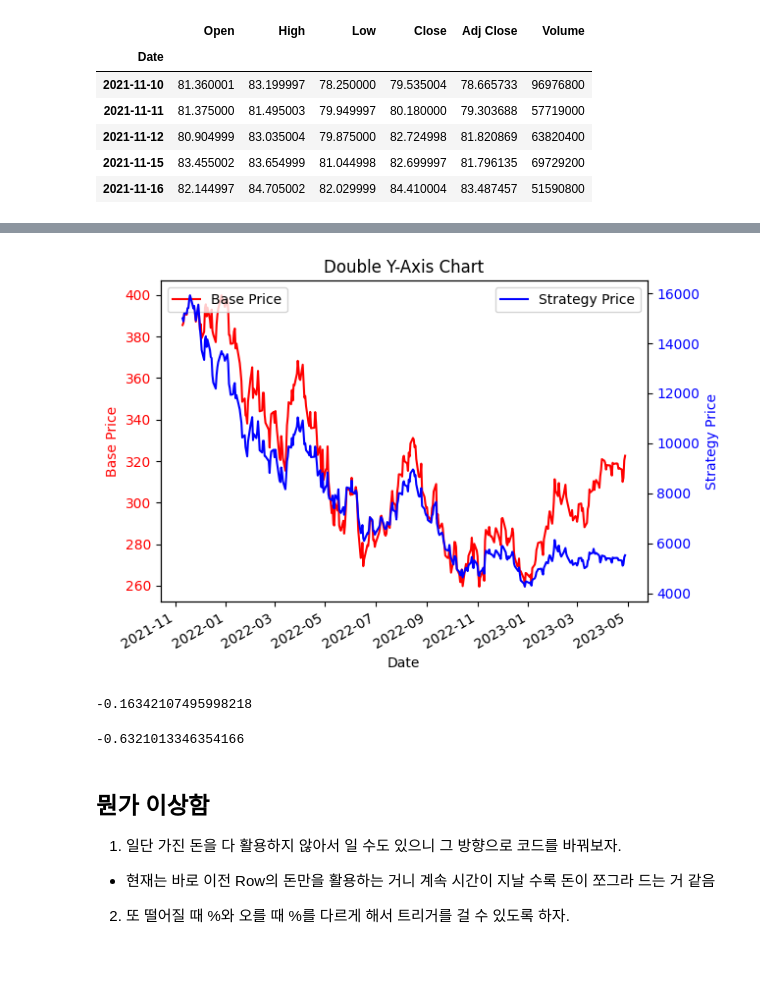
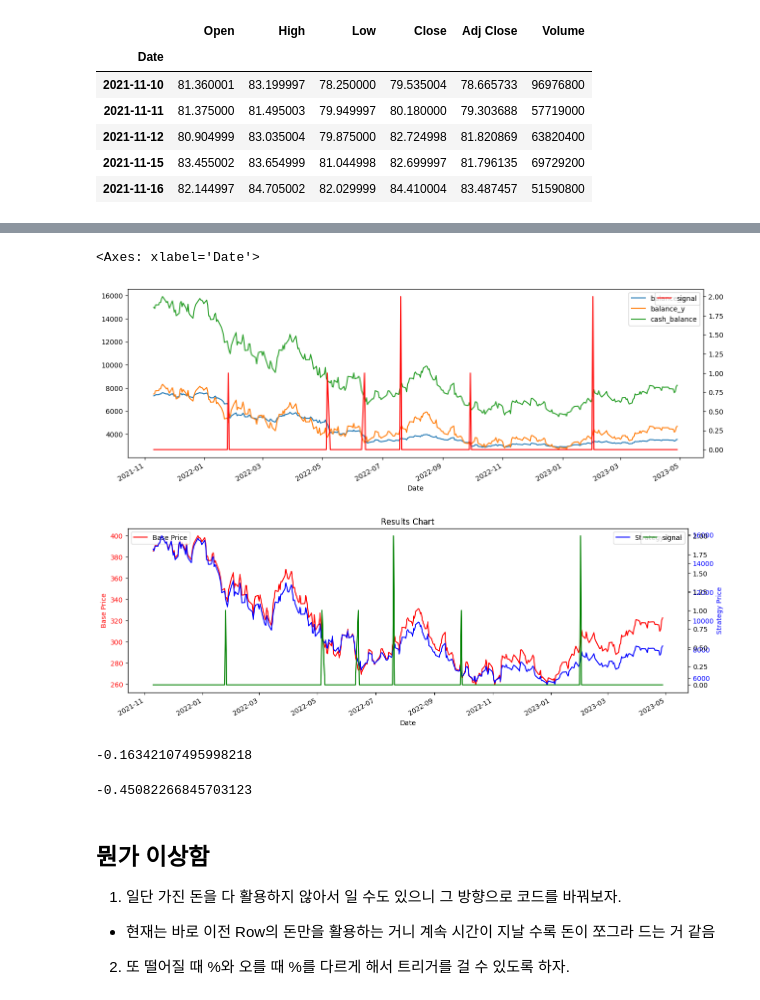
Before and after one commit to nosignal00/researchSpace, a Jupyter notebook: MultiAccountStrategy/backTestingWithChatGPT.ipynb, the cells around one changed output, grey strips where cells are left out. Saved outputs shown, nothing was run; the diff lists cells and outputs as text; code cells hidden in the pictures; blank space fills up the shorter version.

Commit message:
Fix nothing but small things modified - Fix plots but still little bugs are there - Add every day buying mean yield on fixed duration in test section

```diff
--- a/MultiAccountStrategy/backTestingWithChatGPT.ipynb
+++ b/MultiAccountStrategy/backTestingWithChatGPT.ipynb
@@ -57,10 +57,10 @@ dfTQQQ.head()
 | 2021-11-15 | 83.455002 | 83.654999 | 81.044998 | 82.699997 | 81.796135 | 69729200 |
 | 2021-11-16 | 82.144997 | 84.705002 | 82.029999 | 84.410004 | 83.487457 | 51590800 |
 # %%
-def percent_change_strategy(base_col, n_pct, value_range, stride, use_first_row_as_base_price=True):
+def percent_change_strategy(base_col, n_pct, value_range, use_first_row_as_base_price=True):
     base_price = None
     last_range_index = None
-    range_size = (value_range[1] - value_range[0]) / stride
+    range_size = (value_range[1] - value_range[0]) / n_pct
 
     def strategy(row):
         prices = row.values
@@ -191,5 +191,5 @@ def cash_balance_closure(initial_cash, name_of_first_row,ratio_in):
 # %%
 basePriceDf = pd.merge(left = dfQQQ["Adj Close"], right = dfTQQQ["Adj Close"], left_index=True, right_index=True)
 # %%
-strategy = percent_change_strategy(0, 10,[0,100],10,True)
+strategy = percent_change_strategy(0,10,[0,100],False)
 basePriceDf['signal'] = basePriceDf.apply(strategy, axis=1)
@@ -273,23 +240,33 @@ basePriceDf.plot(y=['balance_x', 'balance_y'], kind='line')
+# %%
+axBase = basePriceDf.plot(y=['balance_x', 'balance_y','cash_balance'], kind='line', figsize = (15,5))
+axBase2 = axBase.twinx()
+basePriceDf.plot(y='signal', color='red', kind='line', ax=axBase2, label='signal')
+# %% [output]
+<Axes: xlabel='Date'>
+[figure, added]
 # %%
 # create a line chart with two y-axes
-ax = basePriceDf.plot(y='Adj Close_x', color='red', kind='line', label='Base Price')
+ax = basePriceDf.plot(y='Adj Close_x', color='red', kind='line', label='Base Price', figsize = (15,5))
 ax.set_xlabel('Date')
 ax.set_ylabel('Base Price', color='red')
 ax.tick_params(axis='y', labelcolor='red')
 ax.legend(loc='upper left')
 
 ax2 = ax.twinx()
 basePriceDf.plot(y='cash_balance', color='blue', kind='line', ax=ax2, label='Strategy Price')
 ax2.set_ylabel('Strategy Price')
 ax2.yaxis.label.set_color('blue')
 ax2.tick_params(axis='y', labelcolor='blue')
 
-plt.title('Double Y-Axis Chart')
+ax3 = ax.twinx()
+basePriceDf.plot(y='signal', color='green', kind='line', ax=ax3, label='signal')
+
+plt.title('Results Chart')
 
 # display the chart
 plt.show()
 # %% [output]
-[figure, old version]
+[figure, new version]
 # %%
 (basePriceDf.iloc[-1,0] - basePriceDf.iloc[0,0]) / basePriceDf.iloc[0,0]
 # %% [output]
@@ -297,7 +274,7 @@ plt.show()
 # %%
 (basePriceDf.iloc[-1,3] - basePriceDf.iloc[0,3]) / basePriceDf.iloc[0,3]
 # %% [output]
--0.6321013346354166
+-0.45082266845703123
 # %% [markdown]
 ## 뭔가 이상함
 1. 일단 가진 돈을 다 활용하지 않아서 일 수도 있으니 그 방향으로 코드를 바꿔보자.
```
Also changed, not shown: parts of 21 cells of this notebook.
